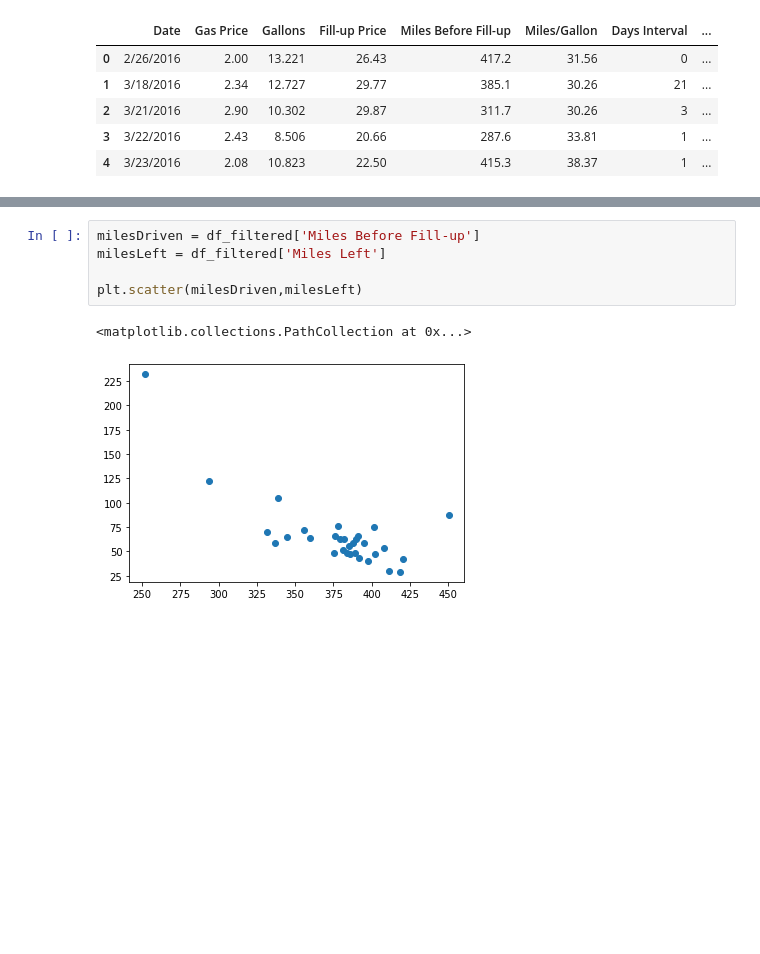
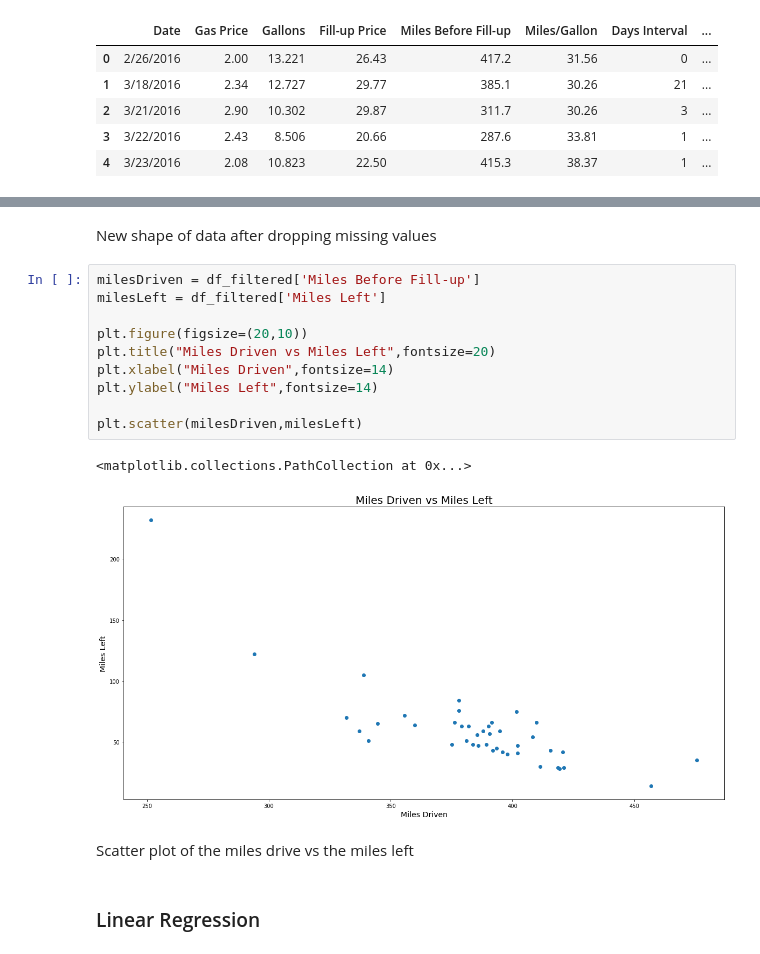
Before and after one commit to lowsaelee/camry-gas, a Jupyter notebook: Camry_Gas_Data.ipynb, the cells around one changed output, grey strips where cells are left out. Drawn from its saved outputs; the diff is of its cells as text; blank space fills up the shorter version.

```diff
--- a/Camry_Gas_Data.ipynb
+++ b/Camry_Gas_Data.ipynb
@@ -107,11 +137,22 @@ df_filtered.shape
+# %% [markdown]
+New shape of data after dropping missing values
 # %%
 milesDriven = df_filtered['Miles Before Fill-up']
 milesLeft = df_filtered['Miles Left']
 
+plt.figure(figsize=(20,10))
+plt.title("Miles Driven vs Miles Left",fontsize=20)
+plt.xlabel("Miles Driven",fontsize=14)
+plt.ylabel("Miles Left",fontsize=14)
+
 plt.scatter(milesDriven,milesLeft)
 # %% [output]
 <matplotlib.collections.PathCollection at 0x...>
-[figure, old version]
+[figure, new version]
+# %% [markdown]
+Scatter plot of the miles drive vs the miles left
+# %% [markdown]
+### Linear Regression
 # %%
 from sklearn.linear_model import LinearRegression
 from sklearn.metrics import mean_squared_error, r2_score
```
Also changed, not shown: parts of 17 cells of this notebook, 1 other file.
